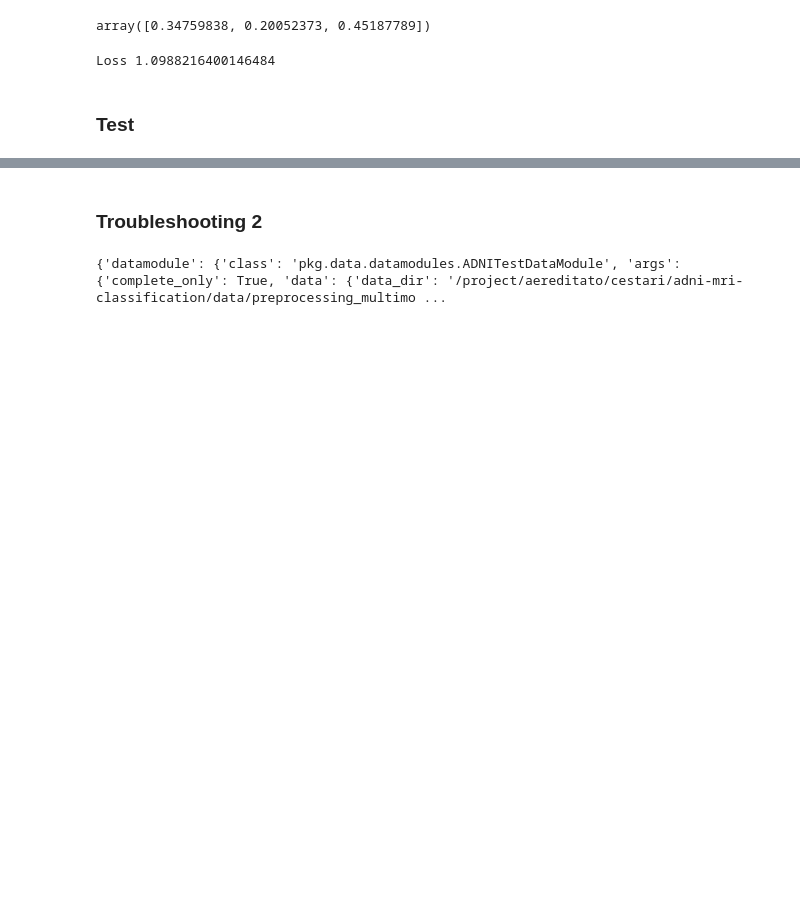
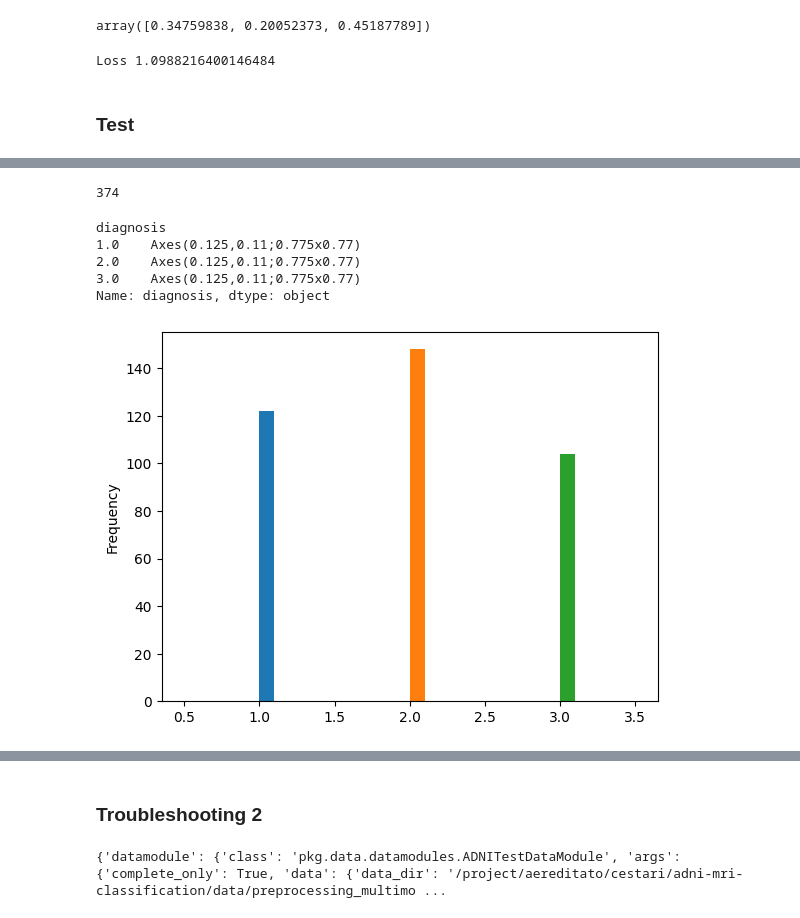
Before and after one commit to MattiaCestari/adni-mri-classification, a Jupyter notebook: test.ipynb, the cells around one changed output, grey strips where cells are left out. Saved outputs shown, nothing was run; the diff lists cells and outputs as text; code cells hidden in the pictures; blank space fills up the shorter version.

```diff
--- a/test.ipynb
+++ b/test.ipynb
@@ -139,3 +145,16 @@ dm.ds.df_multimodal
+# %%
+smpls = df[  df["MRI"].isna() & df["PET-fdg"].notna()]
+# %%
+print(len(smpls))
+smpls.groupby("diagnosis")["diagnosis"].plot.hist()
+# %% [output]
+374
+diagnosis
+1.0    Axes(0.125,0.11;0.775x0.77)
+2.0    Axes(0.125,0.11;0.775x0.77)
+3.0    Axes(0.125,0.11;0.775x0.77)
+Name: diagnosis, dtype: object
+[figure, added]
 # %%
 
 index = 70
```
Also changed, not shown: parts of 12 cells of this notebook, 21 other files.
